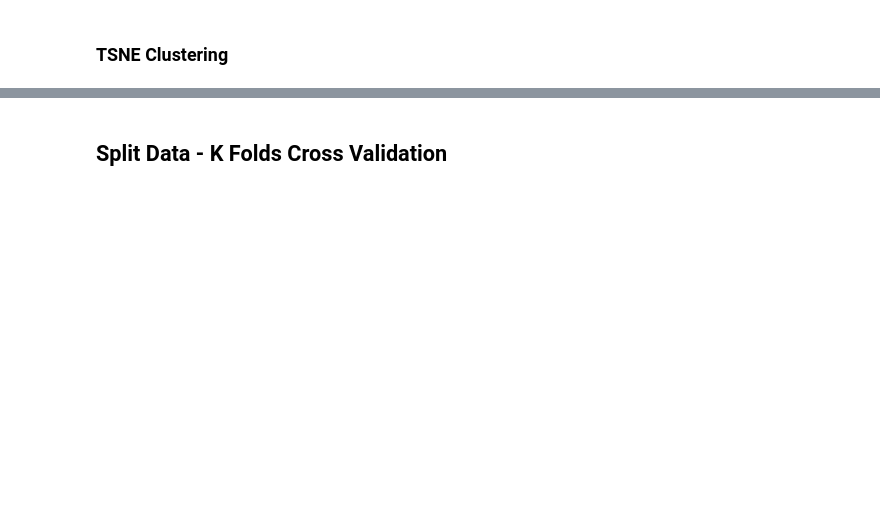
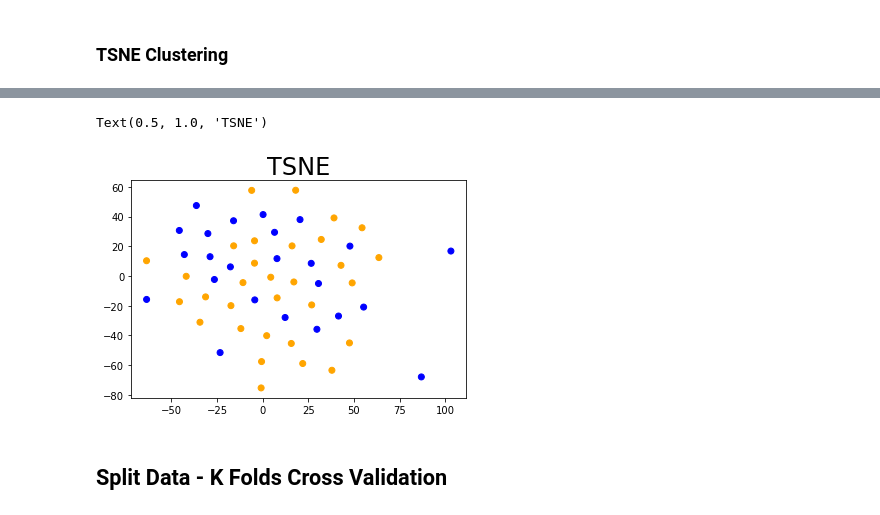
Before and after one commit to hzorkic/machine_learning_and_molecular_docking_for_drug_discovery, a Jupyter notebook: COAD Analysis.ipynb, the cells around one changed output, grey strips where cells are left out. Drawn from its saved outputs; the diff is of its cells as text; code cells hidden in the pictures; blank space fills up the shorter version.

```diff
--- a/COAD Analysis.ipynb
+++ b/COAD Analysis.ipynb
@@ -239,7 +252,11 @@ tsne_results = tsne.fit_transform(df_log)
 # %%
 df_log['tsne-2d-one'] = tsne_results[:,0]
 df_log['tsne-2d-two'] = tsne_results[:,1]
 plt.scatter(df_log['tsne-2d-one'],df_log['tsne-2d-two'],c=colors)
+plt.title('TSNE', fontsize=24)
+# %% [output]
+Text(0.5, 1.0, 'TSNE')
+[figure, added]
 # %% [markdown]
 ## Split Data - K Folds Cross Validation
 # %%
```
Also changed, not shown: parts of 27 cells of this notebook.
